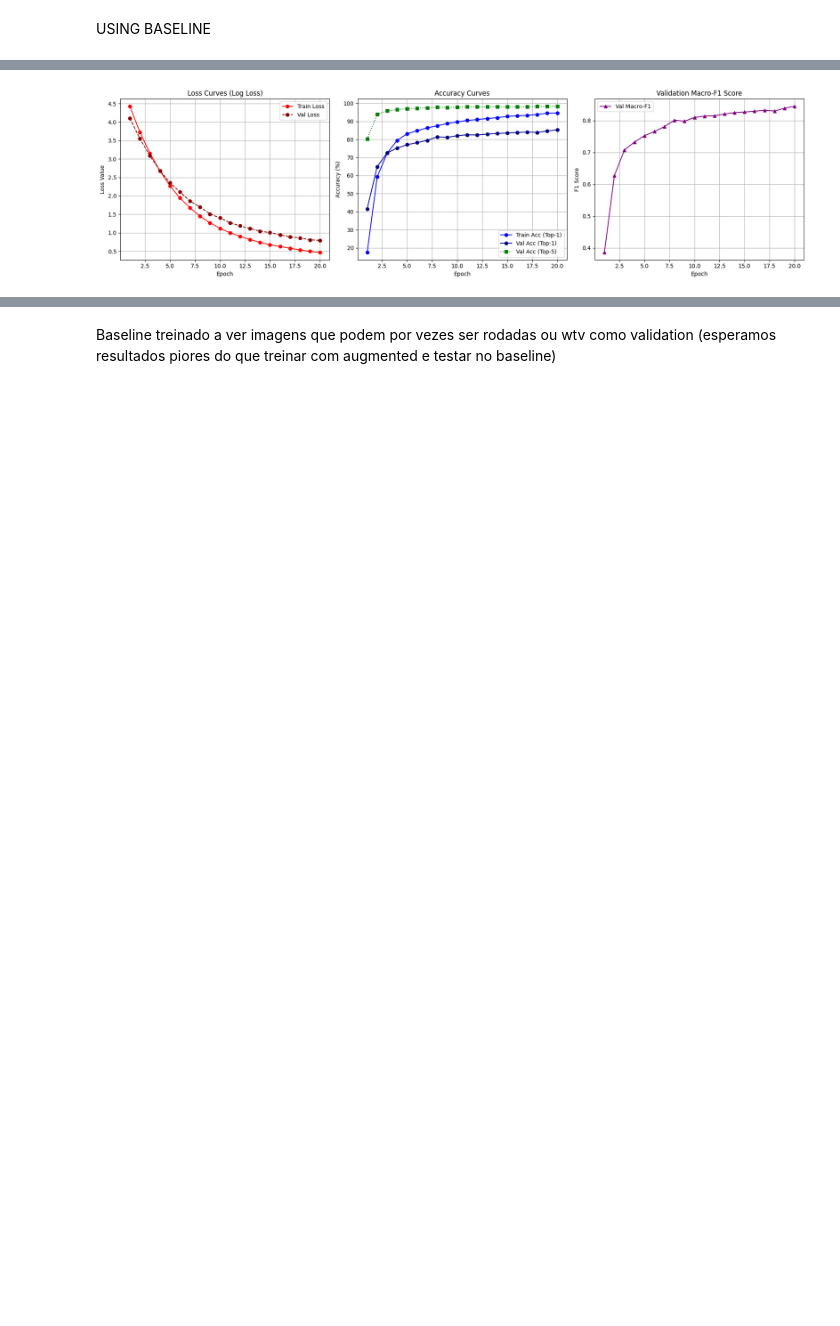
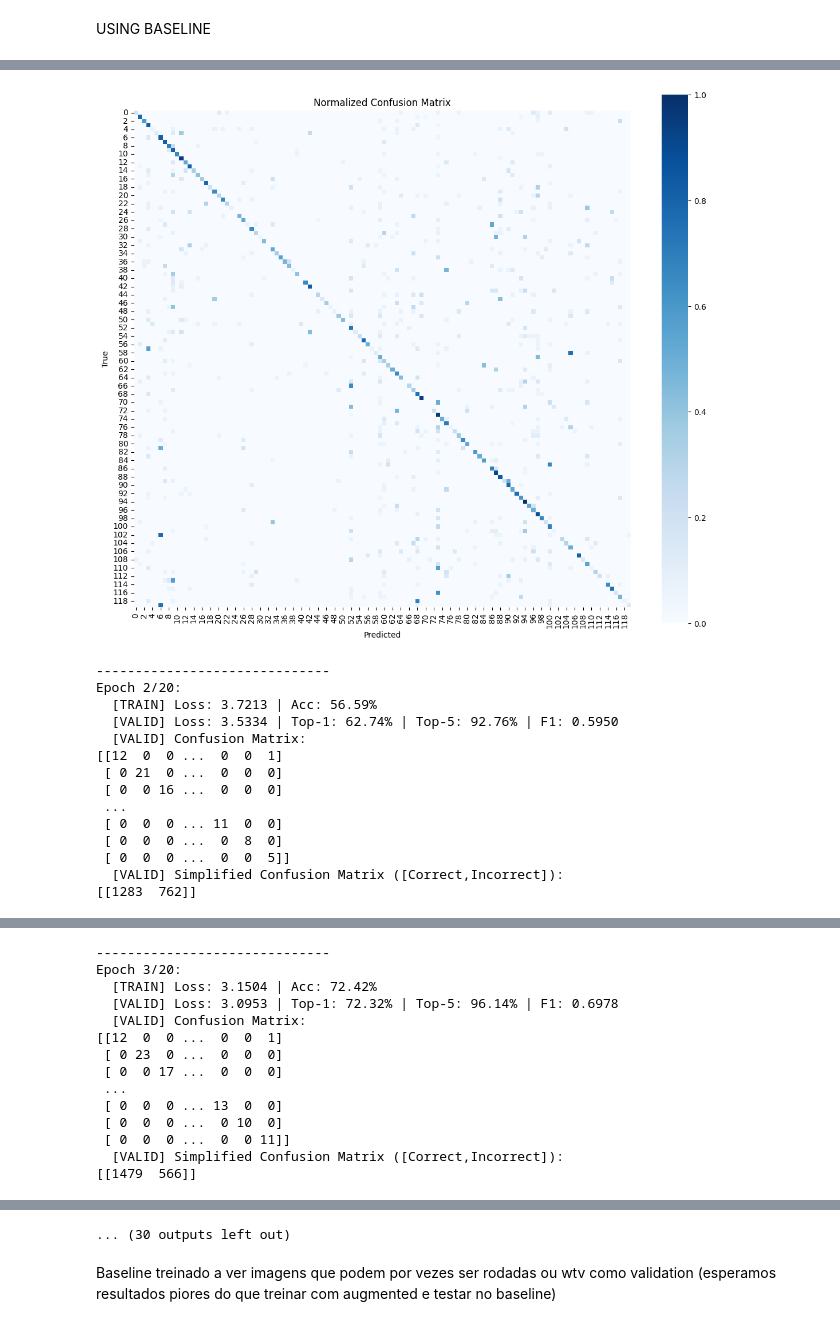
Before and after one commit to JorgeCaldeira/Beware-the-dog, a Jupyter notebook: DL_Project.ipynb, the cells around one changed output, grey strips where cells are left out. Saved outputs shown, nothing was run; the diff lists cells and outputs as text; code cells hidden in the pictures; blank space fills up the shorter version.

```diff
--- a/DL_Project.ipynb
+++ b/DL_Project.ipynb
@@ -148,5 +183,6 @@ Funcao para validar o modelo
 # %%
-def validate_model(model, loader, criterion, device):
+#################### REMOVER SE NÃO FOR PRECISA ################################33
+def validate_model_with_labels(model, loader, criterion, device):
     model.eval()
     val_loss = 0.0
     correct_top1 = 0
@@ -180,8 +216,9 @@ def validate_model(model, loader, criterion, device):
     acc_top1 = 100. * correct_top1 / total
     acc_top5 = 100. * correct_top5 / total
     macro_f1 = f1_score(all_labels, all_preds, average='macro')
+    #cm = confusion_matrix(all_labels, all_preds)
 
-    return avg_loss, acc_top1, acc_top5, macro_f1
+    return avg_loss, acc_top1, acc_top5, macro_f1, all_labels, all_preds
 # %%
 def initialize_model(model_name="resnet50", num_classes=120, mode="freeze"):
     if model_name == "resnet50":
@@ -328,5 +454,29 @@ gc.collect()
 # %% [markdown]
 USING BASELINE
+# %%
+def train_epoch(model, dataloader, criterion, optimizer, device):
+    model.train()
+    running_loss = 0.0
+    correct = 0
+    total = 0
+
+    for images, labels in dataloader:
+        images, labels = images.to(device), labels.to(device)
+
+        optimizer.zero_grad()
+        outputs = model(images)
+        loss = criterion(outputs, labels)
+        loss.backward()
+        optimizer.step()
+
+        running_loss += loss.item() * images.size(0)
+        _, predicted = outputs.max(1)
+        total += labels.size(0)
+        correct += predicted.eq(labels).sum().item()
+
+    epoch_loss = running_loss / total
+    epoch_acc = (correct / total) * 100
+    return epoch_loss, epoch_acc
 # %%
 train_set = DogDataset(train_df, '/content/train_local/train/', transform=baseline_transform)
 val_set = DogDataset(val_df, '/content/train_local/train/', transform=baseline_transform)
@@ -348,7 +498,7 @@ num_epochs = 20
 
 for epoch in range(num_epochs):
     t_loss, t_acc = train_epoch(dog_model, train_loader, criterion, optimizer, device) # treinar
-    v_loss, v_top1, v_top5, v_f1 = validate_model(dog_model, val_loader, criterion, device) #validar
+    v_loss, v_top1, v_top5, v_f1, cm, cm_binary = validate_model(dog_model, val_loader, criterion, device) #validar
 
     train_losses.append(t_loss)
     val_losses.append(v_loss)
@@ -360,6 +510,17 @@ for epoch in range(num_epochs):
     print(f"Epoch {epoch+1}/{num_epochs}:")
     print(f"  [TRAIN] Loss: {t_loss:.4f} | Acc: {t_acc:.2f}%")
     print(f"  [VALID] Loss: {v_loss:.4f} | Top-1: {v_top1:.2f}% | Top-5: {v_top5:.2f}% | F1: {v_f1:.4f}")
+    print(f"  [VALID] Confusion Matrix:\n{cm}")
+    print(f"  [VALID] Simplified Confusion Matrix ([Correct,Incorrect]):\n{cm_binary}")
+    cm_norm = cm.astype("float") / cm.sum(axis=1)[:, None]
+
+    plt.figure(figsize=(14, 12))
+    sns.heatmap(cm_norm, cmap="Blues", square=True, cbar=True)
+    plt.title("Normalized Confusion Matrix")
+    plt.xlabel("Predicted")
+    plt.ylabel("True")
+    plt.show()
+
     print("-" * 30)
 
 #FAZER PLOTS PARA TREINO E TEST (Baseline)
@@ -415 +577,15 @@ Epoch 20/20:
-[figure, old version]
+[figure, new version]
+------------------------------
+Epoch 2/20:
+  [TRAIN] Loss: 3.7213 | Acc: 56.59%
+  [VALID] Loss: 3.5334 | Top-1: 62.74% | Top-5: 92.76% | F1: 0.5950
+  [VALID] Confusion Matrix:
+[[12  0  0 ...  0  0  1]
+ [ 0 21  0 ...  0  0  0]
+ [ 0  0 16 ...  0  0  0]
+ ...
+ [ 0  0  0 ... 11  0  0]
+ [ 0  0  0 ...  0  8  0]
+ [ 0  0  0 ...  0  0  5]]
+  [VALID] Simplified Confusion Matrix ([Correct,Incorrect]):
+[[1283  762]]
@@ -415,0 +593,14 @@ Epoch 20/20:
+------------------------------
+Epoch 3/20:
+  [TRAIN] Loss: 3.1504 | Acc: 72.42%
+  [VALID] Loss: 3.0953 | Top-1: 72.32% | Top-5: 96.14% | F1: 0.6978
+  [VALID] Confusion Matrix:
+[[12  0  0 ...  0  0  1]
+ [ 0 23  0 ...  0  0  0]
+ [ 0  0 17 ...  0  0  0]
+ ...
+ [ 0  0  0 ... 13  0  0]
+ [ 0  0  0 ...  0 10  0]
+ [ 0  0  0 ...  0  0 11]]
+  [VALID] Simplified Confusion Matrix ([Correct,Incorrect]):
+[[1479  566]]
@@ -416,3 +653,4 @@ Epoch 20/20:
+... (30 outputs left out)
 # %% [markdown]
 Baseline treinado a ver imagens que podem por vezes ser rodadas ou wtv como validation (esperamos resultados piores do que treinar com augmented e testar no baseline)
 # %%
```
Also changed, not shown: parts of 12 cells of this notebook.
